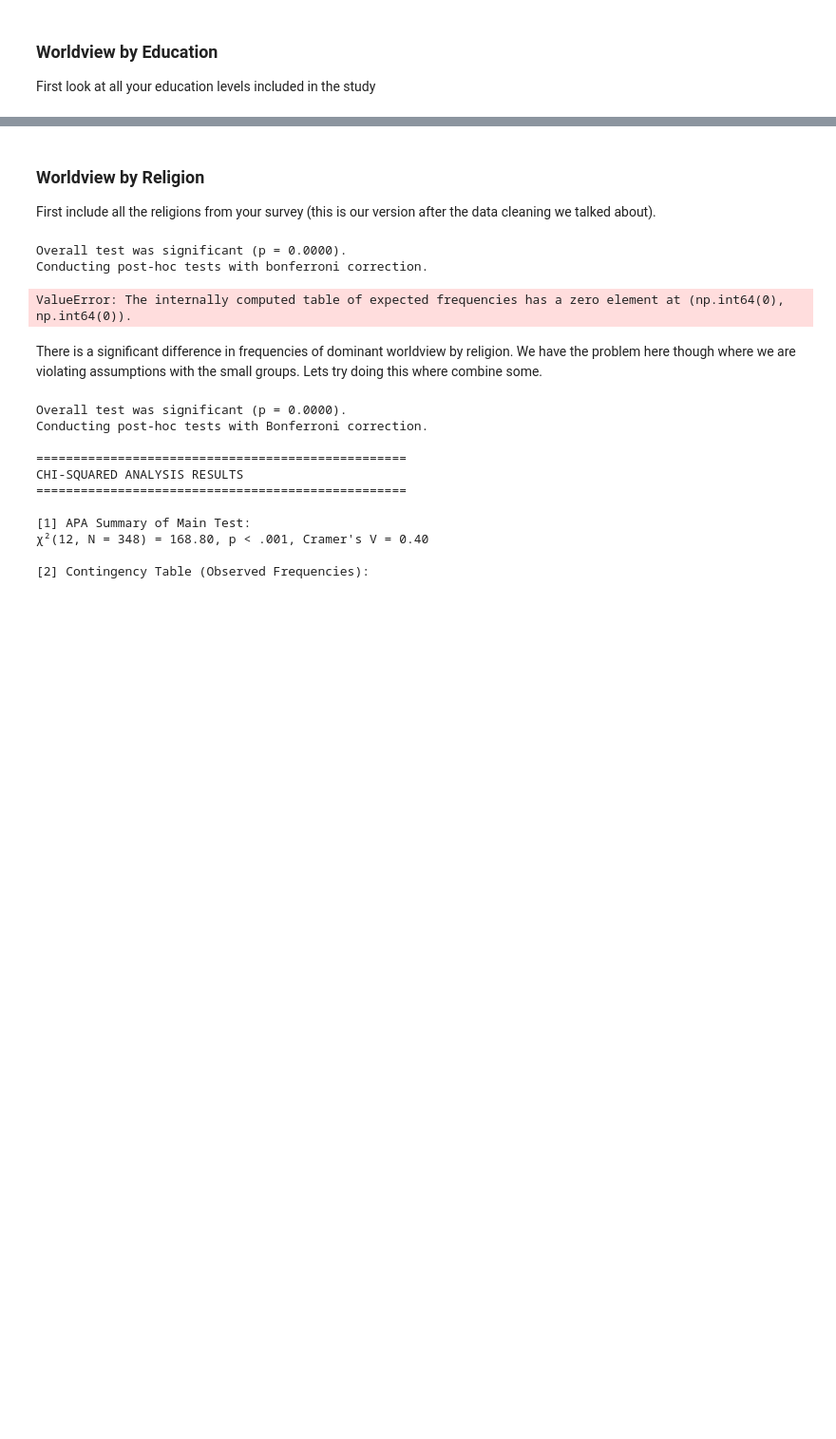
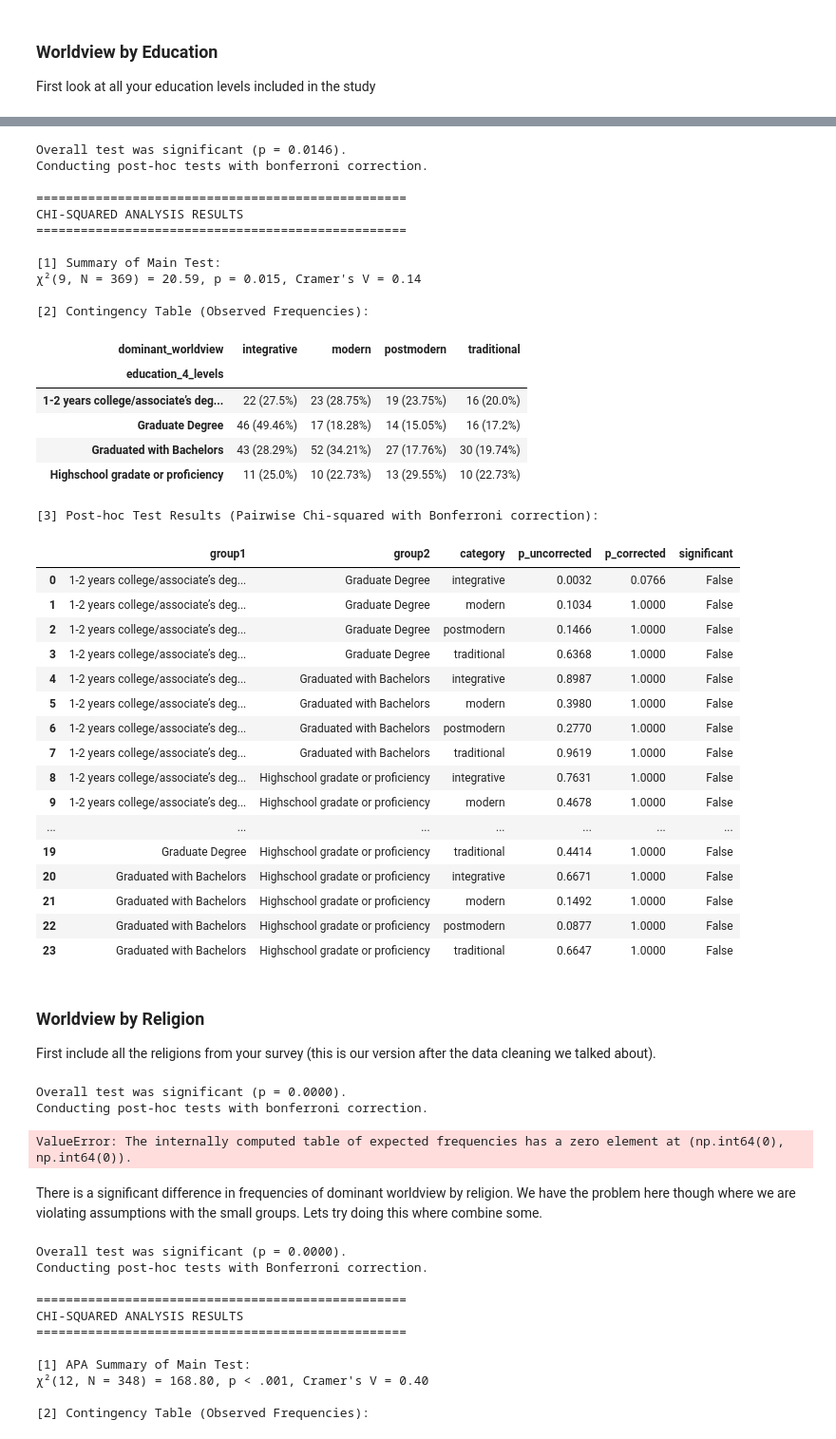
Before and after one commit to ReneeErnst/worldview-study, a Jupyter notebook: notebooks/analysis.ipynb, the cells around one changed output, grey strips where cells are left out. Shown: that part at 95% size. Saved outputs shown, nothing was run; the diff lists cells and outputs as text; code cells hidden in the pictures; blank space fills up the shorter version.

```diff
--- a/notebooks/analysis.ipynb
+++ b/notebooks/analysis.ipynb
@@ -873,3 +946,59 @@ Will need post hoc analysis on this as well.
+# %%
+analysis_results = analysis.run_chi2_analysis(
+    df=df_worldview[df_worldview["education_4_levels"].notna()],
+    x="education_4_levels",
+    y="dominant_worldview",
+)
+
+print("\n" + "=" * 50)
+print("CHI-SQUARED ANALYSIS RESULTS")
+print("=" * 50)
+
+print("\n[1] Summary of Main Test:")
+print(analysis_results["apa_summary"])
+
+print("\n[2] Contingency Table (Observed Frequencies):")
+display(analysis_results["contingency_table"])
+
+if analysis_results["posthoc_results"] is not None:
+    print("\n[3] Post-hoc Test Results (Pairwise Chi-squared with Bonferroni correction):")
+    display(analysis_results["posthoc_results"])
+# %% [output]
+Overall test was significant (p = 0.0146).
+Conducting post-hoc tests with bonferroni correction.
+
+==================================================
+CHI-SQUARED ANALYSIS RESULTS
+==================================================
+
+[1] Summary of Main Test:
+χ²(9, N = 369) = 20.59, p = 0.015, Cramer's V = 0.14
+
+[2] Contingency Table (Observed Frequencies):
+| dominant_worldview | integrative | modern | postmodern | traditional |
+| education_4_levels |  |  |  |  |
+| 1-2 years college/associate’s deg... | 22 (27.5%) | 23 (28.75%) | 19 (23.75%) | 16 (20.0%) |
+| Graduate Degree | 46 (49.46%) | 17 (18.28%) | 14 (15.05%) | 16 (17.2%) |
+| Graduated with Bachelors | 43 (28.29%) | 52 (34.21%) | 27 (17.76%) | 30 (19.74%) |
+| Highschool gradate or proficiency | 11 (25.0%) | 10 (22.73%) | 13 (29.55%) | 10 (22.73%) |
+[3] Post-hoc Test Results (Pairwise Chi-squared with Bonferroni correction):
+|  | group1 | group2 | category | p_uncorrected | p_corrected | significant |
+| 0 | 1-2 years college/associate’s deg... | Graduate Degree | integrative | 0.0032 | 0.0766 | False |
+| 1 | 1-2 years college/associate’s deg... | Graduate Degree | modern | 0.1034 | 1.0000 | False |
+| 2 | 1-2 years college/associate’s deg... | Graduate Degree | postmodern | 0.1466 | 1.0000 | False |
+| 3 | 1-2 years college/associate’s deg... | Graduate Degree | traditional | 0.6368 | 1.0000 | False |
+| 4 | 1-2 years college/associate’s deg... | Graduated with Bachelors | integrative | 0.8987 | 1.0000 | False |
+| 5 | 1-2 years college/associate’s deg... | Graduated with Bachelors | modern | 0.3980 | 1.0000 | False |
+| 6 | 1-2 years college/associate’s deg... | Graduated with Bachelors | postmodern | 0.2770 | 1.0000 | False |
+| 7 | 1-2 years college/associate’s deg... | Graduated with Bachelors | traditional | 0.9619 | 1.0000 | False |
+| 8 | 1-2 years college/associate’s deg... | Highschool gradate or proficiency | integrative | 0.7631 | 1.0000 | False |
+| 9 | 1-2 years college/associate’s deg... | Highschool gradate or proficiency | modern | 0.4678 | 1.0000 | False |
+| ... | ... | ... | ... | ... | ... | ... |
+| 19 | Graduate Degree | Highschool gradate or proficiency | traditional | 0.4414 | 1.0000 | False |
+| 20 | Graduated with Bachelors | Highschool gradate or proficiency | integrative | 0.6671 | 1.0000 | False |
+| 21 | Graduated with Bachelors | Highschool gradate or proficiency | modern | 0.1492 | 1.0000 | False |
+| 22 | Graduated with Bachelors | Highschool gradate or proficiency | postmodern | 0.0877 | 1.0000 | False |
+| 23 | Graduated with Bachelors | Highschool gradate or proficiency | traditional | 0.6647 | 1.0000 | False |
 # %% [markdown]
 ### Worldview by Religion
 First include all the religions from your survey (this is our version after the data cleaning we talked about).
```
Also changed, not shown: parts of 7 cells of this notebook, 1 other file.
